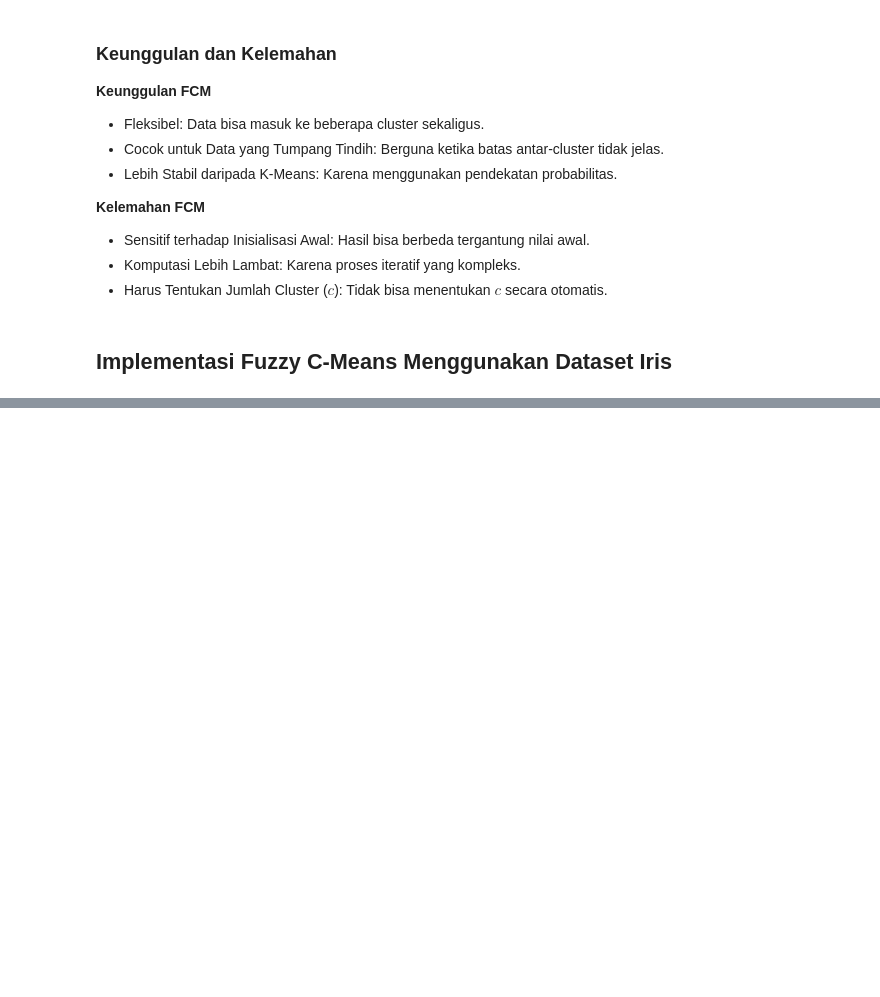
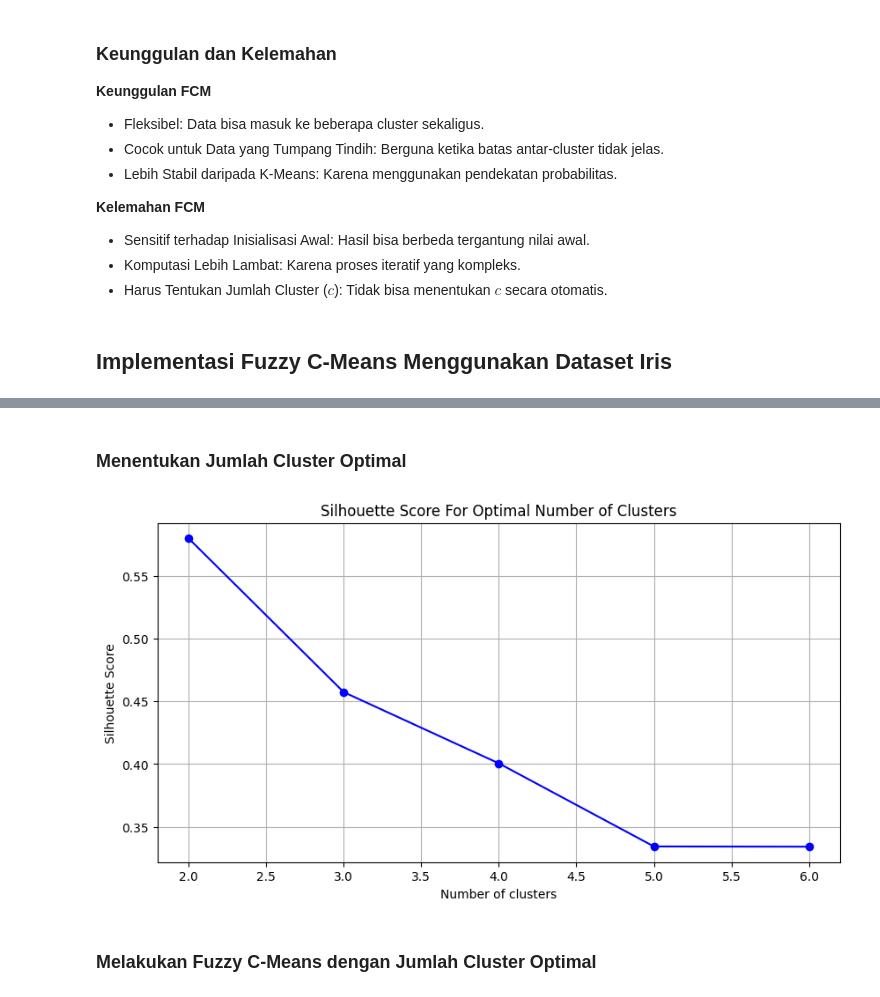
Before and after one commit to Zulfri-23-176/Pendat, a Jupyter notebook: pendat/K-Means.ipynb, the cells around one changed output, grey strips where cells are left out. Saved outputs shown, nothing was run; the diff lists cells and outputs as text; code cells hidden in the pictures; blank space fills up the shorter version.

```diff
--- a/pendat/K-Means.ipynb
+++ b/pendat/K-Means.ipynb
@@ -437,0 +465,3 @@ Tujuan utama FCM: Mencari pusat kluster sedemikian rupa sehingga setiap data mem
+# %%
+df = data
+df.head()
@@ -437,0 +477,8 @@ Tujuan utama FCM: Mencari pusat kluster sedemikian rupa sehingga setiap data mem
+# %%
+X = df.iloc[:, 2:6].values
+col = df.columns[2:6]
+# Standarisasi data
+scaler = StandardScaler()
+X_scaled = scaler.fit_transform(X)
+data = pd.DataFrame(X_scaled, columns=col)
+data.head()
@@ -437,0 +492,36 @@ Tujuan utama FCM: Mencari pusat kluster sedemikian rupa sehingga setiap data mem
+# %% [markdown]
+### Menentukan Jumlah Cluster Optimal
+# %%
+# Range jumlah cluster yang akan diuji
+cluster_range = range(2, 7)
+
+# Inisialisasi list untuk menyimpan hasil
+inertia_values = []
+silhouette_scores = []
+
+# Uji berbagai jumlah cluster
+for n_clusters in cluster_range:
+    # Fuzzy C-Means
+    cntr, u, u0, d, jm, p, fpc = fuzz.cluster.cmeans(
+        X_scaled.T, n_clusters, 2, error=0.005, maxiter=1000)
+
+    # Hitung inersia (fuzzy partition coefficient)
+    inertia = np.sum(jm)
+    inertia_values.append(inertia)
+
+    # Hitung silhouette score
+    cluster_membership = np.argmax(u, axis=0)
+    silhouette_avg = silhouette_score(X_scaled, cluster_membership)
+    silhouette_scores.append(silhouette_avg)
+
+plt.figure(figsize=(10, 5))
+plt.plot(cluster_range, silhouette_scores, 'bo-')
+plt.xlabel('Number of clusters')
+plt.ylabel('Silhouette Score')
+plt.title('Silhouette Score For Optimal Number of Clusters')
+plt.grid(True)
+plt.show()
+# %% [output]
+[figure, added]
+# %% [markdown]
+### Melakukan Fuzzy C-Means dengan Jumlah Cluster Optimal
```
Also changed, not shown: parts of 12 cells of this notebook.
